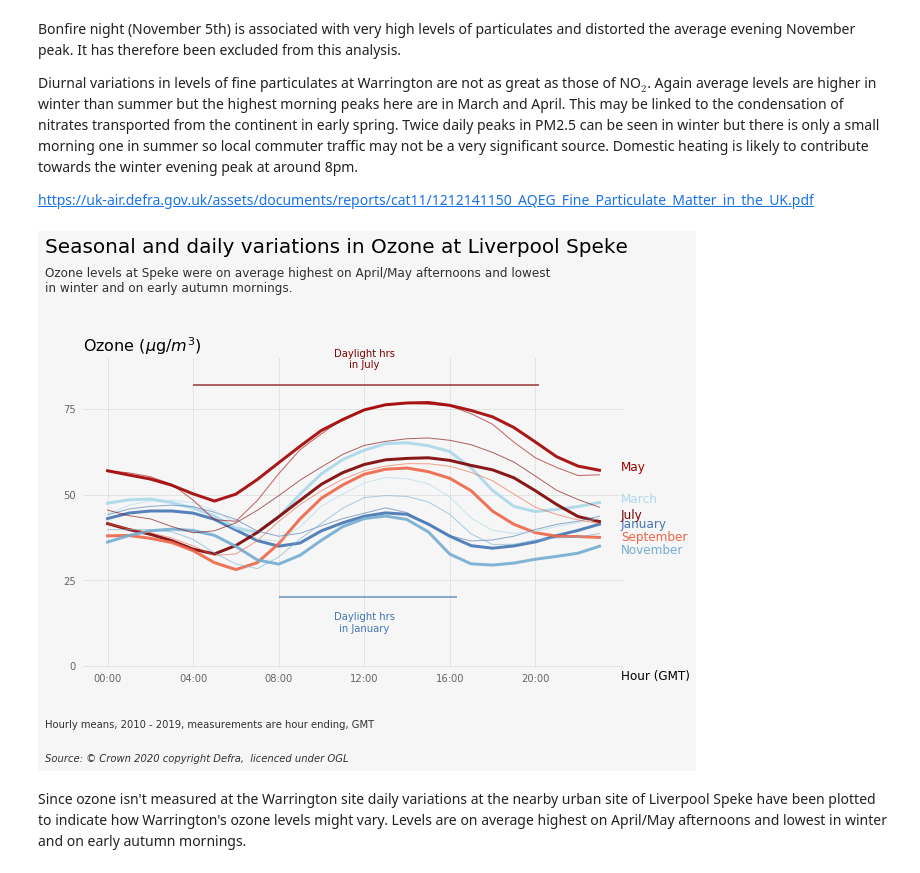
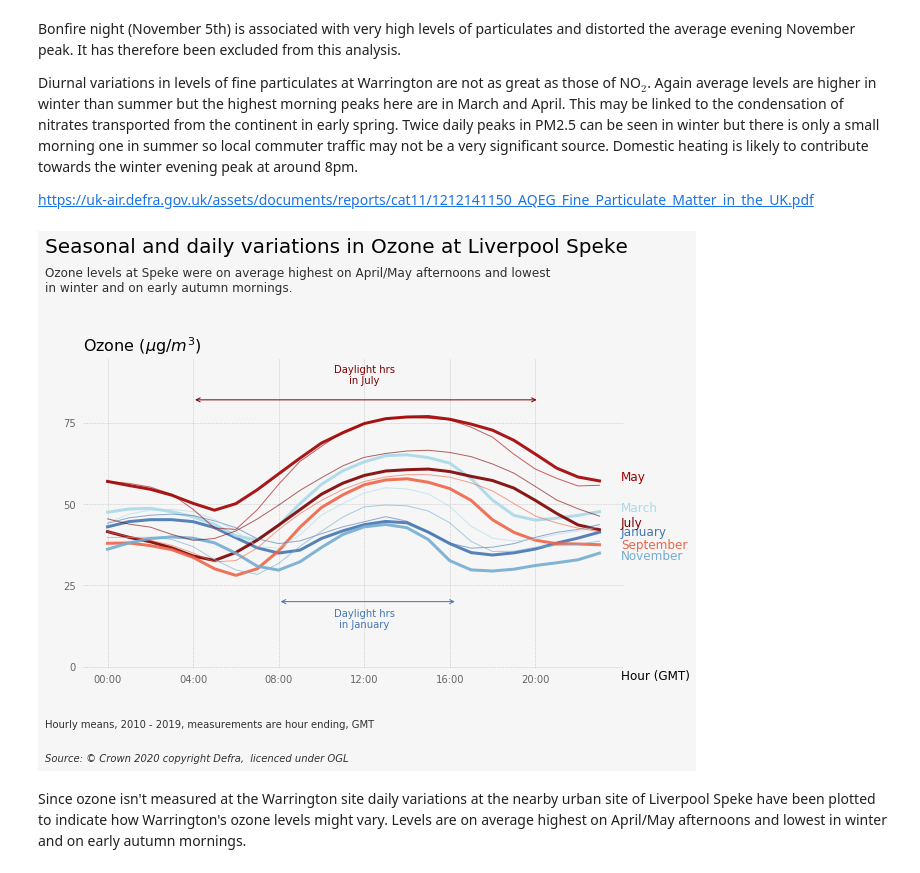
Before and after one commit to wriggy/air-datavis, a Jupyter notebook: A2_WAR_AQ.ipynb, the cells around one changed output. Cells and saved outputs as stored; diff of their text form; code cells hidden in the pictures.

```diff
--- a/A2_WAR_AQ.ipynb
+++ b/A2_WAR_AQ.ipynb
@@ -71,6 +70,7 @@ SITES = pd.read_csv('data/sites.csv', index_col=["site_name"])
 # %%
 # Styling
 cols = ["#7d0000","#a10000","#d7301f","#000000","#ef6548","#faab5f","#e7ca7a","#abd9e9","#74add1","#4575b4"]
+# in order of no2 mean
 COLOURS = {st : cols[ix] for ix, st in enumerate(["Manchester Piccadilly", "Salford Eccles","Preston","Warrington"
                  ,"Liverpool Speke", "Wigan Centre","Wirral Tranmere","Glazebury","Blackpool Marton","Ladybower"])}
 
@@ -79,18 +79,7 @@ h2 = {'fontsize': 12, 'alpha': 0.8, 'va': 'top'}
 h3 = {'fontsize': 10, 'alpha': 0.8}
 h4 = {'fontsize': 10, 'style': 'italic','alpha': 0.8}
 
-mpl.rcParams['figure.figsize'] = 10,8
-mpl.rcParams['figure.facecolor'] = 'f6f6f6'
-mpl.rcParams['axes.titlesize'] = 16
-mpl.rcParams['xtick.bottom'] = False
-mpl.rcParams['xtick.color'] = '666666'
-mpl.rcParams['xtick.labelsize'] = 10
-mpl.rcParams['ytick.left'] = False
-mpl.rcParams['ytick.labelleft'] = True
-mpl.rcParams['ytick.color'] = '666666'
-mpl.rcParams['ytick.labelsize'] = 10
-mpl.rcParams['grid.alpha'] = 0.6
-mpl.rcParams['savefig.dpi'] = 90
+plt.style.use('ww.mplstyle')
 # %% [markdown]
 ## 3. How does Warrington's air quality compare with the rest of the region?
 
@@ -316,8 +305,7 @@ x = rm.index.values
 sites = o3dat.columns.values
 
 #create plot
-fig = plt.figure()
-ax = plt.subplot(111, frameon=False)
+fig,ax = plt.subplots(subplot_kw=dict(frameon=False))
 ax.set_ylim(-0.25, 22)
 ax.set_xlim(2011,2020)
 # lines & labels
@@ -326,24 +314,24 @@ y_offsets = [0,-.5,0,0,0,-.5,0.5,.5]
 for ix, site in enumerate(sites):
     if site != 'Liverpool Speke':
         y_pos = rm[site].iloc[-1] + y_offsets[ix]
-        ax.text(x_pos, y_pos, site, fontsize=13, color=COLOURS[site])
+        ax.text(x_pos, y_pos, site, fontsize=10, color=COLOURS[site])
         ax.plot(x, rm[site].values, lw=2, color = COLOURS[site], alpha = 0.9)
 # emphasise a site
 site = "Liverpool Speke"
-ax.text(x_pos, rm[site].iloc[-1], site, fontsize=18, color=COLOURS[site], alpha=1)
+ax.text(x_pos, rm[site].iloc[-1], site, fontsize=16, color=COLOURS[site], alpha=1)
 ax.plot(x, rm[site].values, lw=6, color = COLOURS[site], alpha = 1)
 
-# Annotate, declutter etc
+# Annotate
 ax.grid(True, 'major', 'y', ls='-', lw=.5, alpha=.5)
 ax.axhline(10, color='k', ls='--', alpha=0.5)
-ax.text(x_pos, 10, 'UK target', fontsize = 16, alpha=.8)
+ax.text(x_pos, 10, 'UK target', fontsize = 14, alpha=.8)
 ax.set_title('Number of days exceeding WHO guideline',loc='left')
 ax.set_yticks([0,5,10,15,20])
 ax.set_xticks(np.arange(2012,2021,2))
 
 fig.tight_layout(rect=[0.05, 0.16, .95, 0.8])
 fig.text(.04,.95,'Increase in days exceeding Ozone WHO Guideline ', fontdict=h1 )
-fig.text(.04,.9,'There is a marked increase in days exceeding the WHO guideline limit in recent years. Ozone is not\nmeasured at ' +
+fig.text(.04,.9,'There is a marked increase in days exceeding the WHO guideline limit in recent years. Ozone is\nnot measured at ' +
          'Warrington so the nearby urban area of Liverpool Speke has been highlighted.',fontdict=h2)
 fig.text(.04,0.13,"Smoothed time series - each point is an average of the previous 3 years annual counts.", fontdict=h3)
 fig.text(.04,0.1,"Due to missing data, threshold set of 6 hourly measurements per calculated 8 hour mean.", fontdict=h3)
@@ -450,28 +444,31 @@ Diurnal variations in levels of fine particulates at Warrington are not as great
 
 https://uk-air.defra.gov.uk/assets/documents/reports/cat11/1212141150_AQEG_Fine_Particulate_Matter_in_the_UK.pdf
 # %%
-fig = plt.figure(figsize=(10,8),facecolor="#f6f6f6")
-ax = plt.subplot(111, frameon=False)
+fig, ax = plt.subplots(subplot_kw=dict(frameon=False))
 # ozone
-ax.set_ylim([-.25,90])
-plt.yticks([0,25,50,75])
+ax.set_ylim([-.25,95])
+ax.set_yticks([0,25,50,75])
 ax = diurnal_plot(ax,o3dat,site='Liverpool Speke',
                   title='Seasonal and daily variations in Ozone at Liverpool Speke', y_offsets=[-1,0,0,1,-1,-2])
 ax.set_title('Ozone ($\mu$g/$m^3$)', loc='left')
 ax.text(24, -4, 'Hour (GMT)', fontsize=12)
-ax.hlines(82,4  ,20.16,color="#7d0000",lw=2, alpha=0.6 )
+ax.annotate("",xy=(4, 82), xycoords='data',
+            xytext=(20.16, 82), textcoords='data',
+            arrowprops=dict(arrowstyle="<->",connectionstyle="arc3",color="#7d0000"))
+ax.annotate("",xy=(8, 20), xycoords='data',
+            xytext=(16.33, 20), textcoords='data',
+            arrowprops=dict(arrowstyle="<->",connectionstyle="arc3",color="#4575b4"))
 ax.text(12,87,'Daylight hrs\nin July', color="#7d0000", fontsize=10, ha='center')
-ax.hlines(20,8 ,16.33,color="#4575b4",lw=2, alpha=0.6 )
-ax.text(12,10,'Daylight hrs\nin January', color="#4575b4", fontsize=10, ha='center' )
+ax.text(12,18,'Daylight hrs\nin January', color="#4575b4", fontsize=10, ha='center',va='top' )
 
 fig.tight_layout(rect=[.05, .15, .95, 0.8])
 fig.text(0.04,.9,'Ozone levels at Speke were on average highest on April/May afternoons and lowest\n'+
          'in winter and on early autumn mornings.', fontdict=h2)
 
 plt.savefig("vis/F8_Speke_ozone_diurnal_variation.png",dpi=90)
 plt.show()
 # %% [output]
-[figure, old version]
+[figure, new version]
 # %% [markdown]
 Since ozone isn't measured at the Warrington site daily variations at the nearby urban site of Liverpool Speke have been plotted to indicate how Warrington's ozone levels might vary. Levels are on average highest on April/May afternoons and lowest in winter and on early autumn mornings.
 # %% [markdown]
```
Also changed, not shown: parts of 13 cells of this notebook, 9 other files.
